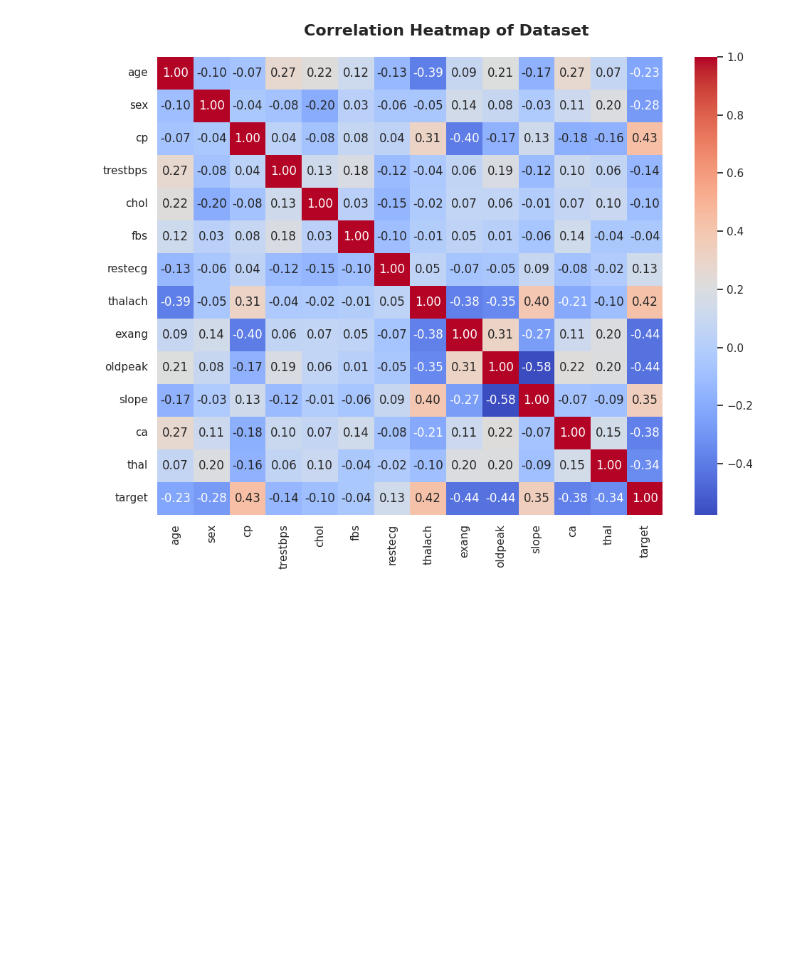
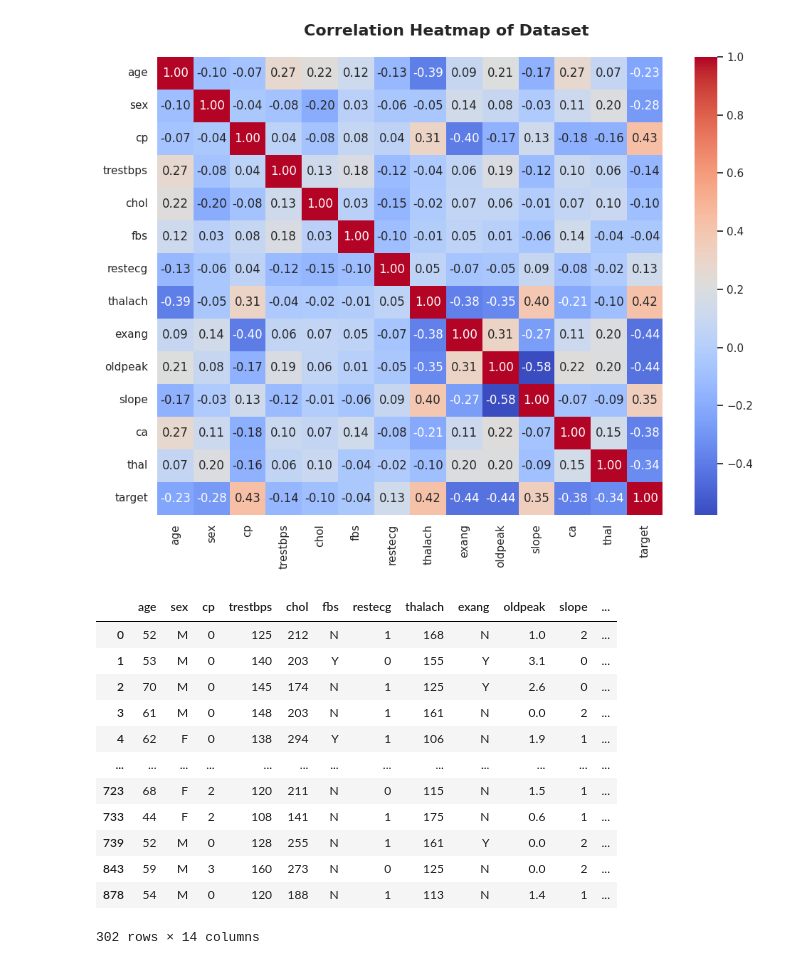
Before and after one commit to sakethyalamanchili/Kaggle-Notebooks, a Jupyter notebook: eda-on-heart-disease-dataset.ipynb, the cells around one changed output. Cells and saved outputs as stored; diff of their text form; code cells hidden in the pictures; blank space fills up the shorter version.

```diff
--- a/eda-on-heart-disease-dataset.ipynb
+++ b/eda-on-heart-disease-dataset.ipynb
@@ -690,3 +690,19 @@ plt.tight_layout()
 plt.show()
 # %% [output]
 [figure]
+# %%
+data
+# %% [output]
+|  | age | sex | cp | trestbps | chol | fbs | restecg | thalach | exang | oldpeak | slope | ... |
+| 0 | 52 | M | 0 | 125 | 212 | N | 1 | 168 | N | 1.0 | 2 | ... |
+| 1 | 53 | M | 0 | 140 | 203 | Y | 0 | 155 | Y | 3.1 | 0 | ... |
+| 2 | 70 | M | 0 | 145 | 174 | N | 1 | 125 | Y | 2.6 | 0 | ... |
+| 3 | 61 | M | 0 | 148 | 203 | N | 1 | 161 | N | 0.0 | 2 | ... |
+| 4 | 62 | F | 0 | 138 | 294 | Y | 1 | 106 | N | 1.9 | 1 | ... |
+| ... | ... | ... | ... | ... | ... | ... | ... | ... | ... | ... | ... | ... |
+| 723 | 68 | F | 2 | 120 | 211 | N | 0 | 115 | N | 1.5 | 1 | ... |
+| 733 | 44 | F | 2 | 108 | 141 | N | 1 | 175 | N | 0.6 | 1 | ... |
+| 739 | 52 | M | 0 | 128 | 255 | N | 1 | 161 | Y | 0.0 | 2 | ... |
+| 843 | 59 | M | 3 | 160 | 273 | N | 0 | 125 | N | 0.0 | 2 | ... |
+| 878 | 54 | M | 0 | 120 | 188 | N | 1 | 113 | N | 1.4 | 1 | ... |
+302 rows × 14 columns
```
Also changed, not shown: parts of 5 cells of this notebook.
